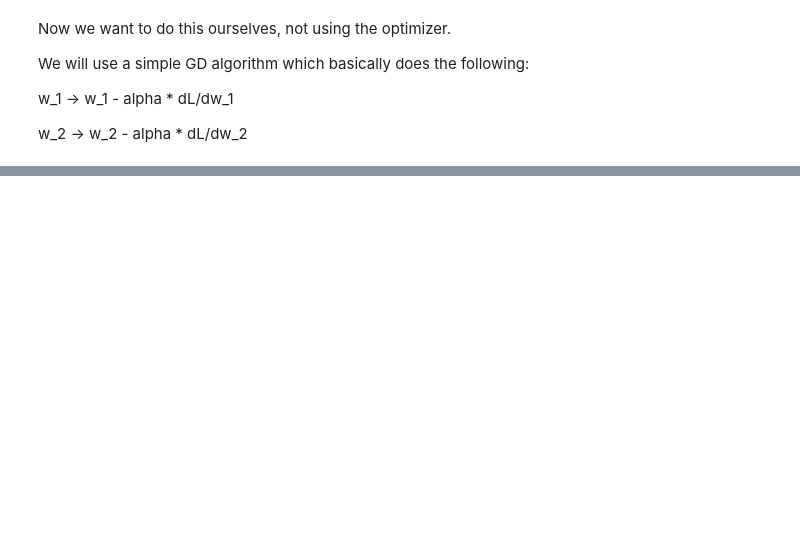
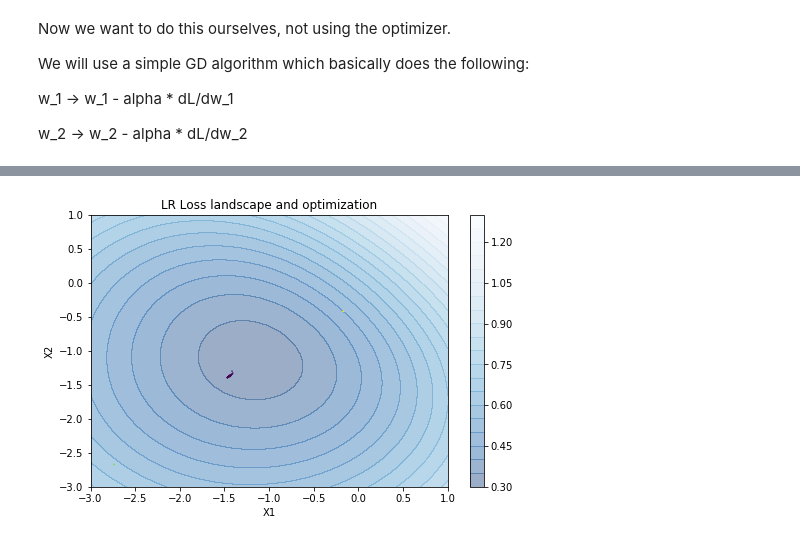
Before and after one commit to sraeisi/Machine_Learning_Physics_Winter20, a Jupyter notebook: Chpt4/NN_Intro.ipynb, the cells around one changed output, grey strips where cells are left out. Saved outputs shown, nothing was run; the diff lists cells and outputs as text; code cells hidden in the pictures; blank space fills up the shorter version.

```diff
--- a/Chpt4/NN_Intro.ipynb
+++ b/Chpt4/NN_Intro.ipynb
@@ -293,0 +537,2 @@ w_2  -> w_2 - alpha * dL/dw_2
+# %%
+w_, b_, w_h, b_h, losses  = train_LR(x,y,n_itr=100, ETA=.01, return_hist=True, return_loss=True)
@@ -293,0 +551,23 @@ w_2  -> w_2 - alpha * dL/dw_2
+# %%
+fig = plt.figure(figsize=(8,5))
+
+
+ax = fig.add_subplot(111, xlabel = "X1", ylabel = "X2", title = "LR Loss landscape and optimization")
+
+cf = ax.contourf(w_test_grid[:,0].reshape(50,50),
+             w_test_grid[:,1].reshape(50,50),
+             test_loss,
+                 levels = 20,#[.005,.01, .1, .2, .3, .4, .5, .7, 9],
+                 alpha=.4, cmap=plt.cm.Blues_r)
+ax.scatter(*w_h.T, c=losses, s= losses)
+plt.colorbar(cf)
+
+# plt.subplot(121, xlabel = "X1", ylabel = "X2", title = "X1")
+# plt.scatter(*x)
+# plt.plot(*w_h.T, marker='.', markersize = losses )
+
+# plt.subplot(122, xlabel = "w1", ylabel = "Cross Entropy", title = "Loss vs w1" )
+# plt.plot(w_list_1 , test_loss)
+plt.show()
+# %% [output]
+[figure, added]
```
Also changed, not shown: parts of 19 cells of this notebook.
